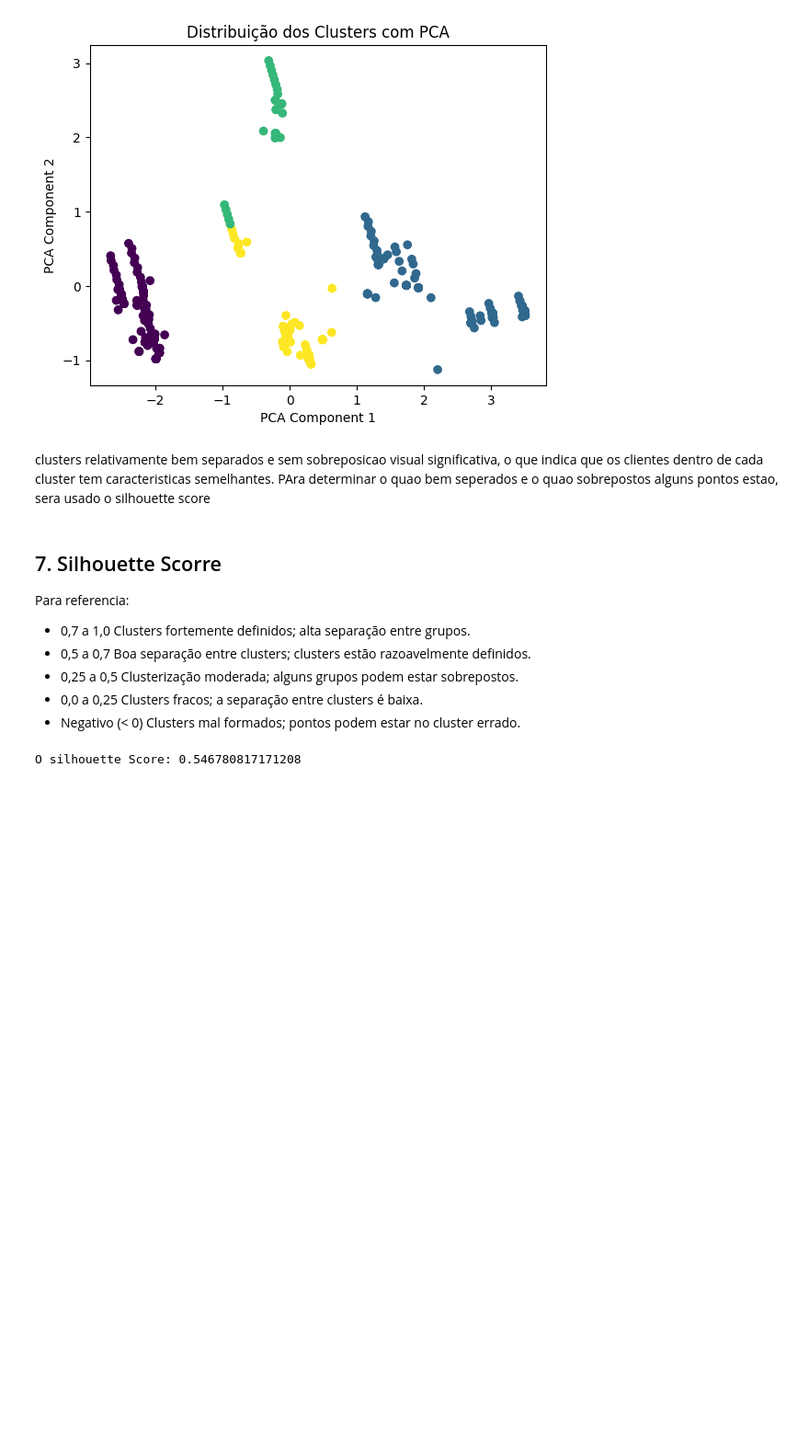
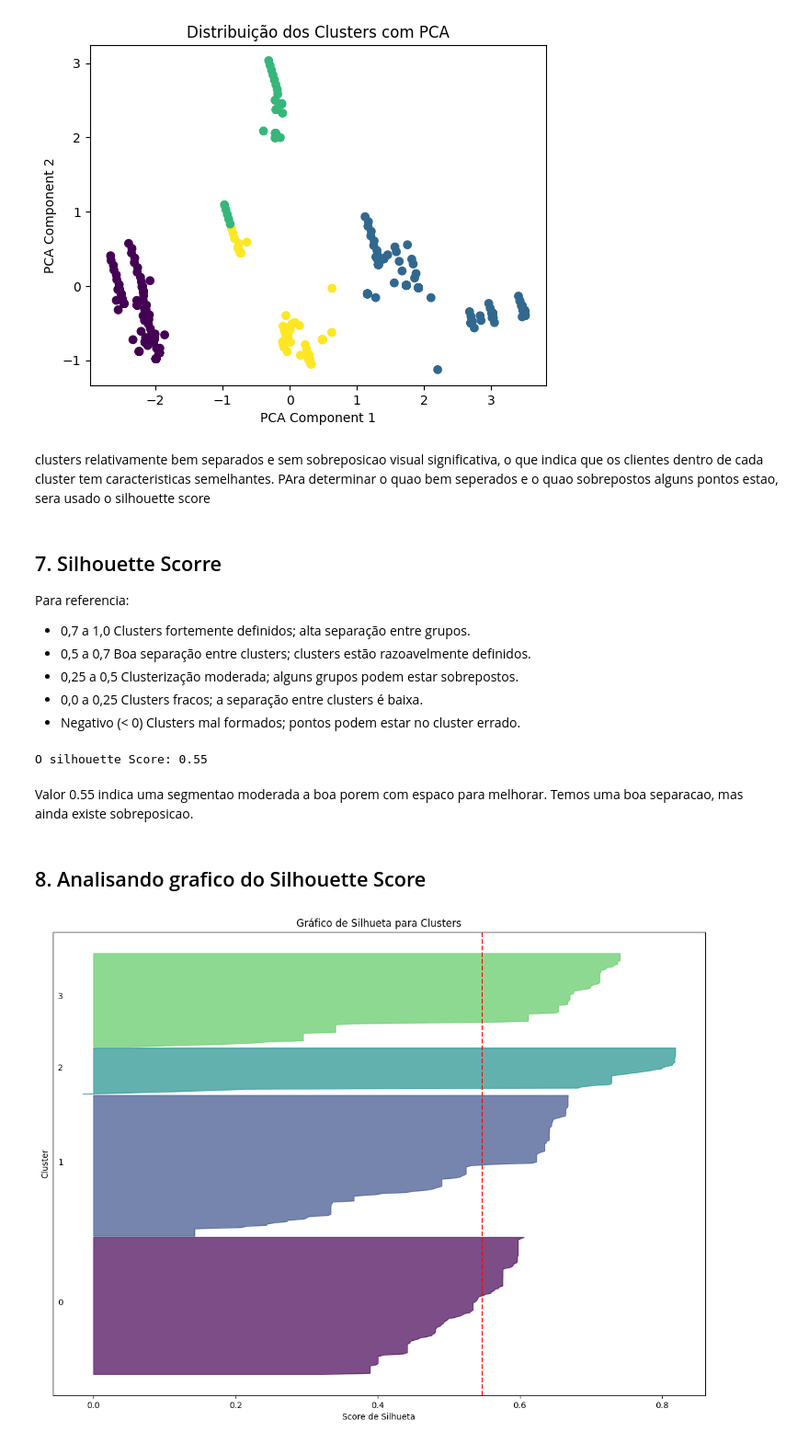
Before and after one commit to HammadN98/Segmentacao_de_Clientes_para_E-commerce, a Jupyter notebook: notebooks/E_commerce_behavior.ipynb, the cells around one changed output. Shown at 92% size. Cells and saved outputs as stored; diff of their text form; code cells hidden in the pictures; blank space fills up the shorter version.

Commit message:
Aalisando grafico de silhouette, e novo valor de k=8

```diff
--- a/notebooks/E_commerce_behavior.ipynb
+++ b/notebooks/E_commerce_behavior.ipynb
@@ -276,6 +277,36 @@ Para referencia:
 * Negativo (< 0)	Clusters mal formados; pontos podem estar no cluster errado.
 # %%
 silhouette = silhouette_score(dados[num_columns], dados['Cluster'])
-print(f'O silhouette Score: {silhouette}')
+print(f'O silhouette Score: {silhouette:.2f}')
 # %% [output]
-O silhouette Score: 0.546780817171208
+O silhouette Score: 0.55
+# %% [markdown]
+Valor 0.55 indica uma segmentao moderada a boa porem com espaco para melhorar. Temos uma boa separacao, mas ainda existe sobreposicao.
+# %% [markdown]
+## 8. Analisando grafico do Silhouette Score
+# %%
+# Calcula os scores de silhueta para cada ponto
+silhouette_vals = silhouette_samples(dados[num_columns], dados['Cluster'])
+
+# Configurações do gráfico de silhueta
+fig, ax = plt.subplots(figsize=(14, 10))
+y_lower, y_upper = 0, 0
+for i in range(4):  # Ajuste o range caso tenha escolhido outro valor de K
+    cluster_silhouette_vals = silhouette_vals[dados['Cluster'] == i]
+    cluster_silhouette_vals.sort()
+    y_upper += len(cluster_silhouette_vals)
+    color = plt.cm.viridis(float(i) / 4)
+    ax.fill_betweenx(np.arange(y_lower, y_upper),
+                     0, cluster_silhouette_vals,
+                     facecolor=color, edgecolor=color, alpha=0.7)
+    ax.text(-0.05, y_lower + 0.5 * len(cluster_silhouette_vals), str(i))
+    y_lower = y_upper
+
+ax.set_title("Gráfico de Silhueta para Clusters")
+ax.set_xlabel("Score de Silhueta")
+ax.set_ylabel("Cluster")
+ax.axvline(x=silhouette_score(dados[num_columns], dados['Cluster']), color="red", linestyle="--")
+ax.set_yticks([])
+plt.show()
+# %% [output]
+[figure, added]
```
Also changed, not shown: parts of 8 cells of this notebook.
